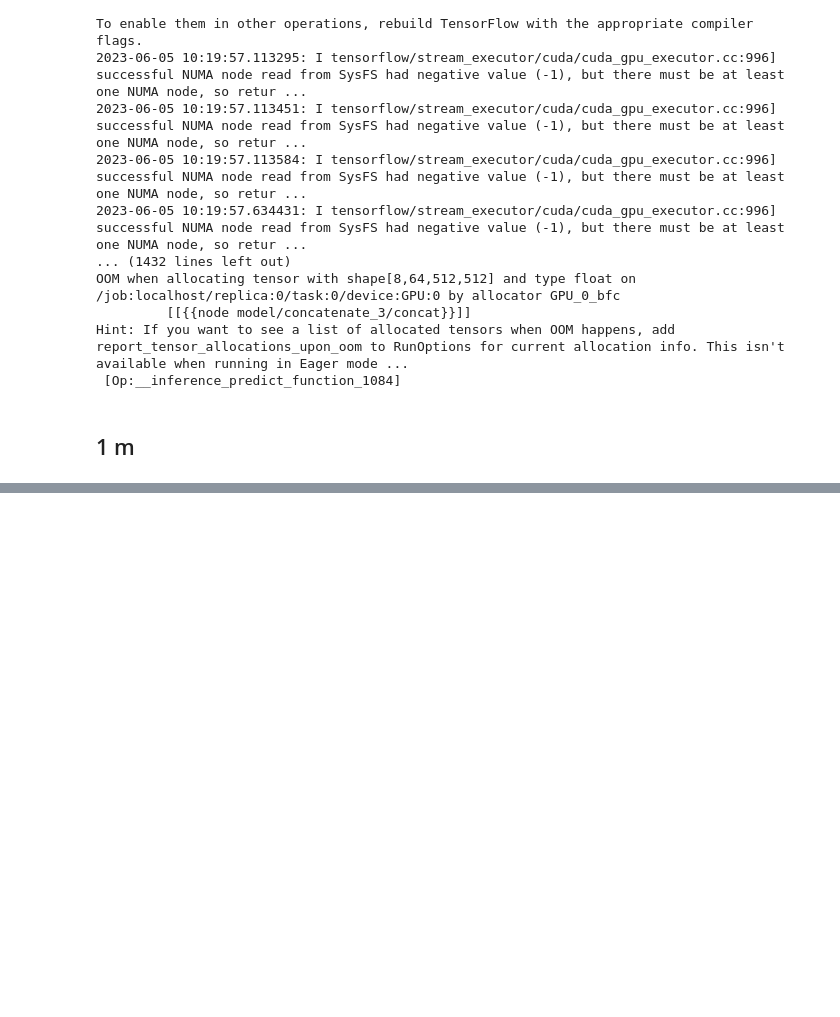
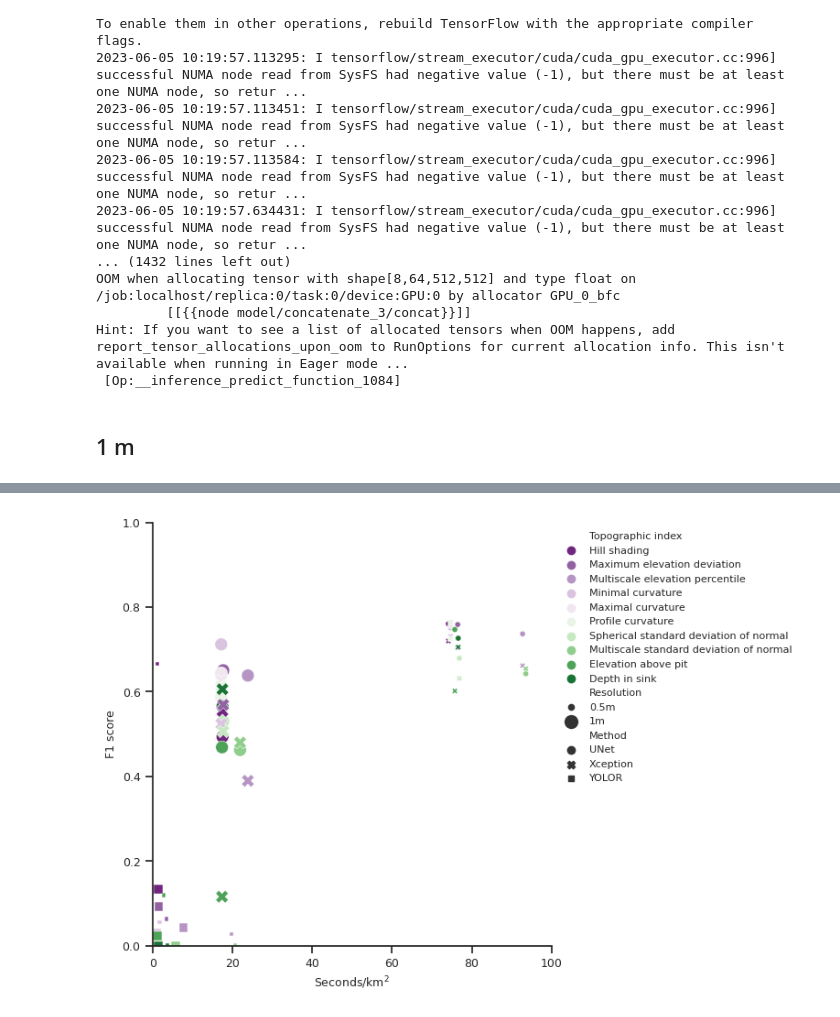
Before and after one commit to williamlidberg/Detection-of-hunting-pits-using-airborne-laser-scanning-and-deep-learning, a Jupyter notebook: notebooks/Monitor training.ipynb, the cells around one changed output, grey strips where cells are left out. Cells and saved outputs as stored; diff of their text form; code cells hidden in the pictures; blank space fills up the shorter version.

```diff
--- a/notebooks/Monitor training.ipynb
+++ b/notebooks/Monitor training.ipynb
@@ -761,0 +1029,21 @@ Hint: If you want to see a list of allocated tensors when OOM happens, add repor
+# %%
+import pandas as pd
+plt.rcParams['figure.figsize'] = [8, 6]
+fig = plt.figure(1)
+fig.subplots_adjust(right=0.67)
+
+sns.set_theme(style="ticks")
+sns.set_palette("PRGn", 10)
+ax= sns.scatterplot(data=Results, y="F1", x="total_time", hue="Topographic index", size="Resolution",style="Method",sizes={"0.5m": 20, "1m": 100})
+sns.despine(bottom = False, left = False)
+sns.move_legend(ax, "upper left", bbox_to_anchor=(1, 1),frameon=False, fontsize=8)
+plt.yticks(rotation=0, fontsize=9)
+plt.xticks(rotation=0, fontsize=9)
+plt.xlabel("Seconds/km$^2$", fontsize=9)
+plt.ylabel("F1 score", fontsize=9)
+plt.ylim(0, 1)
+plt.xlim(0, 100)
+plt.savefig("/workspace/data/plots/Figure_5.png",dpi = 400)
+plt.show()
+# %% [output]
+[figure, added]
```
Also changed, not shown: parts of 10 cells of this notebook, 5 other files.
